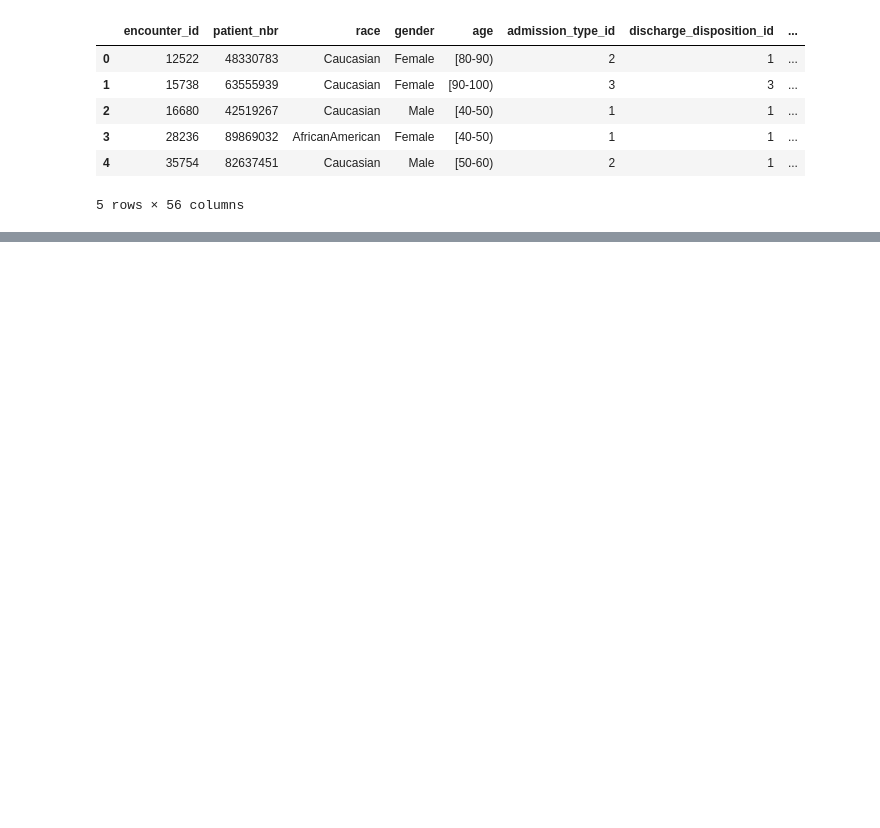
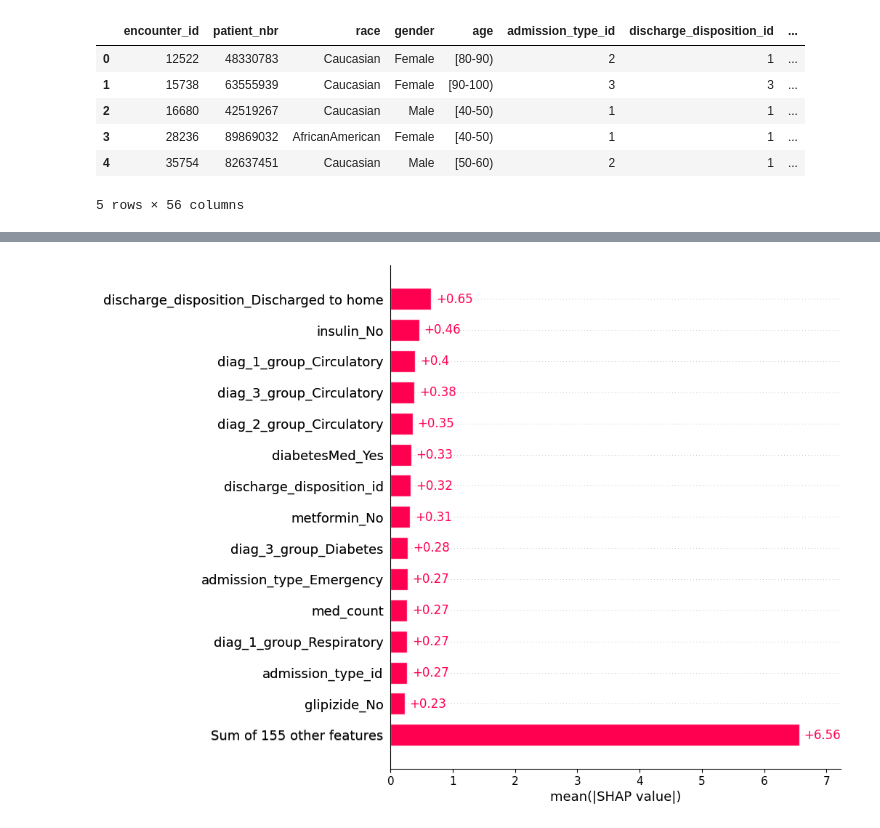
Before and after one commit to boskya/aai510-group1-diabetes-admissions, a Jupyter notebook: xgboost.ipynb, the cells around one changed output, grey strips where cells are left out. Drawn from its saved outputs; the diff is of its cells as text; code cells hidden in the pictures; blank space fills up the shorter version.

```diff
--- a/xgboost.ipynb
+++ b/xgboost.ipynb
@@ -61,0 +86,9 @@ ValueError: DataFrame.dtypes for data must be int, float, bool or category. When
+# %%
+import shap
+
+explainer = shap.Explainer(xgb_model)
+shap_values = explainer(X_val)
+
+shap.plots.bar(shap_values, max_display=15)
+# %% [output]
+[figure, added]
```
Also changed, not shown: parts of 5 cells of this notebook.
